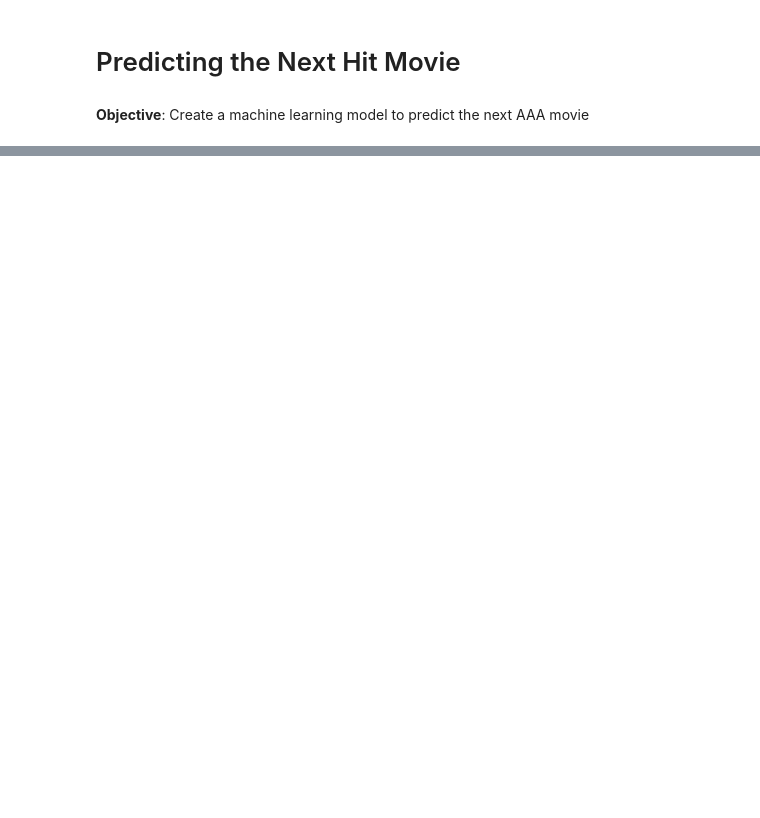
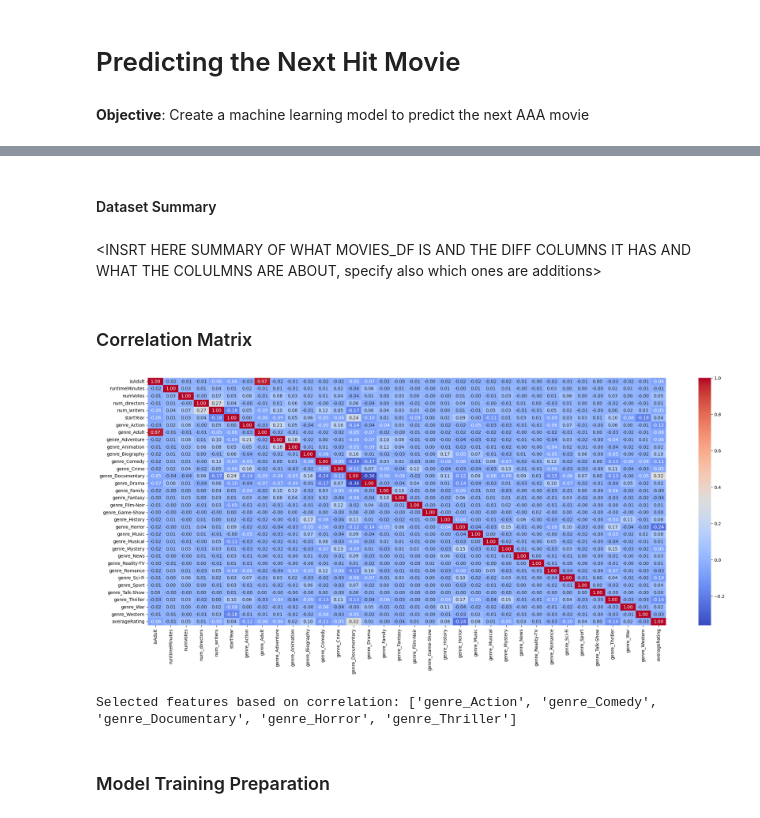
Before and after one commit to ayishamiara/Predicting-the-Next-Hit-Movie, a Jupyter notebook: main.ipynb, the cells around one changed output, grey strips where cells are left out. Cells and saved outputs as stored; diff of their text form; code cells hidden in the pictures; blank space fills up the shorter version.

Commit message:
Data Cleaning, Feature Engineering, Correlation Matrix

```diff
--- a/main.ipynb
+++ b/main.ipynb
@@ -31,0 +265,11 @@ title_ratings = pd.read_csv(files['title_ratings'], sep='\t')
+# %%
+# One-hot encode the genres
+genres_encoded = pd.get_dummies(data_exploded['genres'], prefix='genre')
+# %%
+# Aggregate the one-hot encoded genres back to the original DataFrame
+genre_data = data_exploded[['tconst']].join(genres_encoded).groupby('tconst').max().reset_index()
+# %%
+# Merge the one-hot encoded genres with the original data
+movies_df = movies_df.drop(columns=['genres'])
+movies_df = movies_df.merge(genre_data, on='tconst', how='left')
+movies_df = movies_df.drop(columns=['genre_\\N'])
@@ -31,0 +292,4 @@ title_ratings = pd.read_csv(files['title_ratings'], sep='\t')
+# %% [markdown]
+#### Dataset Summary
+# %% [markdown]
+<INSRT HERE SUMMARY OF WHAT MOVIES_DF IS AND THE DIFF COLUMNS IT HAS AND WHAT THE COLULMNS ARE ABOUT, specify also which ones are additions>
@@ -31,0 +299,30 @@ title_ratings = pd.read_csv(files['title_ratings'], sep='\t')
+# %% [markdown]
+### Correlation Matrix
+# %%
+# Define feature columns and target column
+target_col = 'averageRating'
+initial_feature_cols = ['isAdult', 'runtimeMinutes', 'numVotes', 'num_directors', 'num_writers', 'startYear'] + [col for col in movies_df.columns if col.startswith('genre_')]
+# %%
+import pandas as pd
+import seaborn as sns
+import matplotlib.pyplot as plt
+
+# Calculate the correlation matrix
+correlation_matrix = movies_df[initial_feature_cols + [target_col]].corr()
+
+# Plot the heatmap of the correlation matrix
+plt.figure(figsize=(26, 10))
+sns.heatmap(correlation_matrix, annot=True, cmap='coolwarm', fmt=".2f")
+plt.show()
+
+# Select features with high correlation to the target variable
+correlation_threshold = 0.1
+relevant_features = correlation_matrix[target_col][abs(correlation_matrix[target_col]) > correlation_threshold].index.tolist()
+relevant_features.remove(target_col)
+
+print("Selected features based on correlation:", relevant_features)
+# %% [output]
+[figure, added]
+Selected features based on correlation: ['genre_Action', 'genre_Comedy', 'genre_Documentary', 'genre_Horror', 'genre_Thriller']
+# %% [markdown]
+### Model Training Preparation
```
Also changed, not shown: parts of 44 cells of this notebook, 2 other files.
